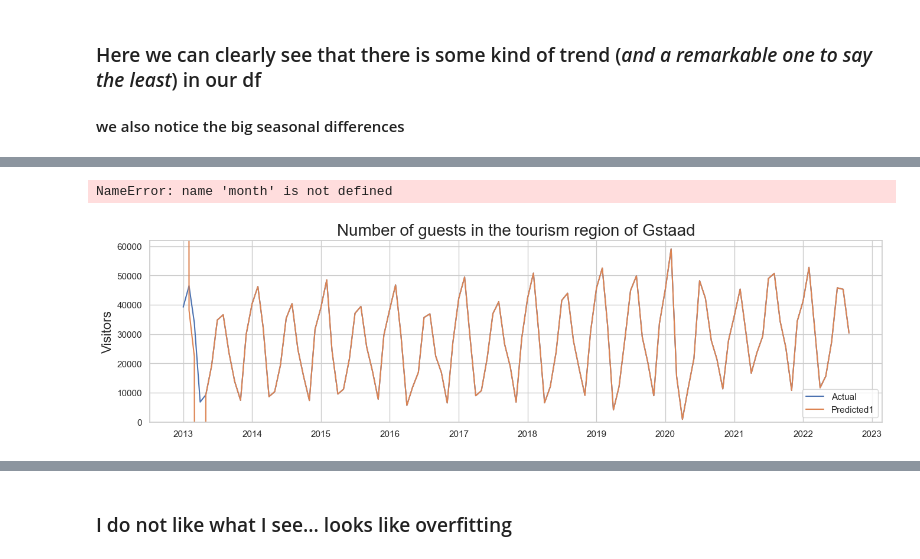
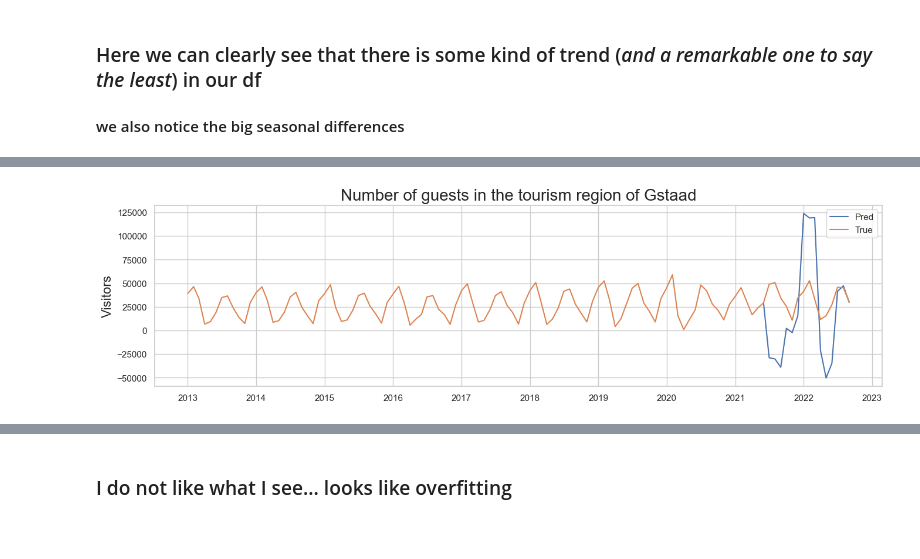
Before and after one commit to Erd4/dsfgp, a Jupyter notebook: code/pred.ipynb, the cells around one changed output, grey strips where cells are left out. Drawn from its saved outputs; the diff is of its cells as text; code cells hidden in the pictures; blank space fills up the shorter version.

Commit message:
bad preds

```diff
--- a/code/pred.ipynb
+++ b/code/pred.ipynb
@@ -140,13 +139,14 @@ listen = ['Argentina',
 #preparing our df and defining exogenous variables as well as our endogenous variable
 #creating array with n observations of variables and k number of variables and then filling it
 exog = df.drop(columns=listen).to_numpy()
+exo = df.drop(columns=listen)
 endo = df["Herkunftsland - Total"]
 
 #Plotting endo to check if it's static, which it seems...
 sns.lineplot(endo)
 plt.show()
 
-#but to be really sure we can check it's stationarity with statsmodels' augmented dickey-fuller-test
+#but to be really sure we can check it's stationarity with an augmented dickey-fuller-test
 ph.check_stationarity(endo)
 # %% [output]
 [figure]
@@ -320,0 +222,10 @@ ABNORMAL_TERMINATION_IN_LNSRCH
+# %%
+#Cross Validation by using sklearns TSSplit
+from sklearn.model_selection import TimeSeriesSplit
+
+tss = TimeSeriesSplit(n_splits=6)
+#split our TS in test and train sets
+for train_index, test_index in tss.split(exog):
+    exog_train, exog_test = exog[train_index, :], exog[test_index,:]
+    endo_train, endo_test = endo.iloc[train_index], endo.iloc[test_index]
+    exo_train, exo_test = exo.iloc[train_index], exo.iloc[test_index]
@@ -320,0 +242,3 @@ ABNORMAL_TERMINATION_IN_LNSRCH
+# %%
+#let's now define our training endos and exos with a d=1 and p=12 // order = pdq is 0,1,0 bc the date is very heavily influenced by seasonality however we were able to appply diff1 to it to integrate it
+smodel = SARIMAX(endog=endo_train,exog=exo_train, order=(1,0,0), seasonal_order=(0,0,2,12))
@@ -320,0 +315,11 @@ ABNORMAL_TERMINATION_IN_LNSRCH
+# %%
+forecast = fit_smodel.forecast(len(endo_test), exog=exo_test)
+forecast = pd.Series(forecast, index=endo_test.index)
+residue = endo_test - forecast
+
+plt.figure(figsize=(16,4))
+plt.plot(residue, label="Residual")
+plt.axhline(0, linestyle="--")
+plt.show()
+
+print("our MAE is", np.mean(np.abs(endo_test - forecast)))
@@ -321,15 +329,13 @@ ABNORMAL_TERMINATION_IN_LNSRCH
 # %%
 #now we can plot our predictions to see whether we were doing alright
 plt.figure(figsize=(16,4))
-plt.plot(endo, label="Actual")
-plt.plot(predictions1, label="Predicted1")
-#plt.plot(predictions2, label="Predicted2")
-#plt.plot(predictions3, label="Predicted4")
+plt.plot(forecast, label="Pred")
+plt.plot(endo, label="True")
 #plt.plot(predictions4, label="Predicted3")
 plt.title("Number of guests in the tourism region of Gstaad", fontsize=20)
 plt.ylabel('Visitors', fontsize=16)
-plt.ylim(0,62000)
+plt.ylim()
 plt.legend()
+plt.show()
 # %% [output]
-NameError: name 'month' is not defined
-[figure, old version]
+[figure, new version]
```
Also changed, not shown: parts of 18 cells of this notebook.
